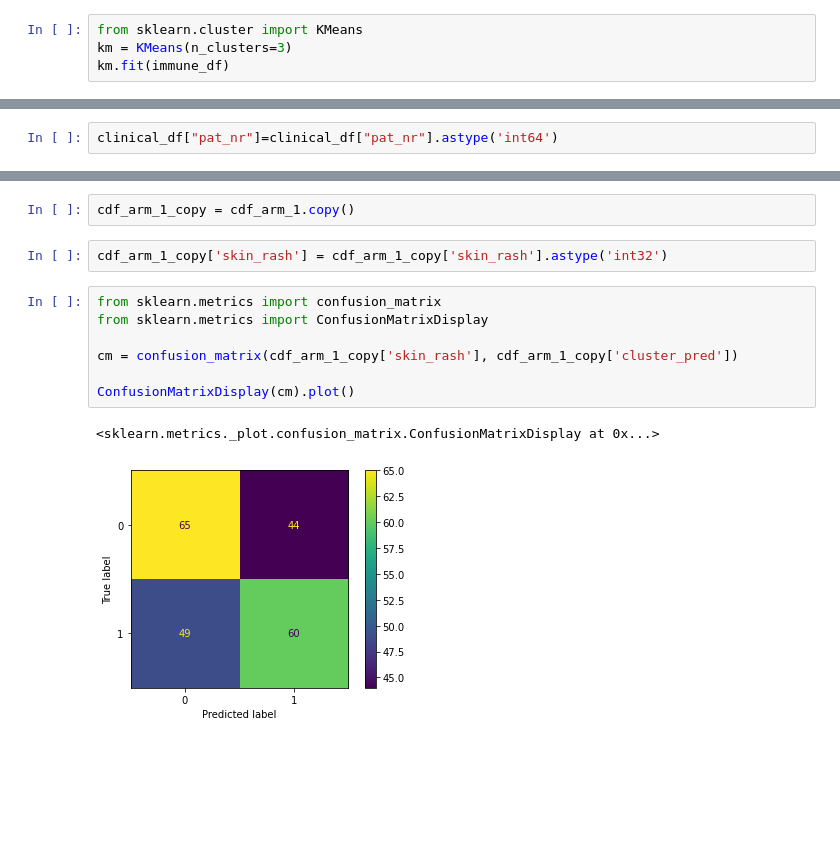
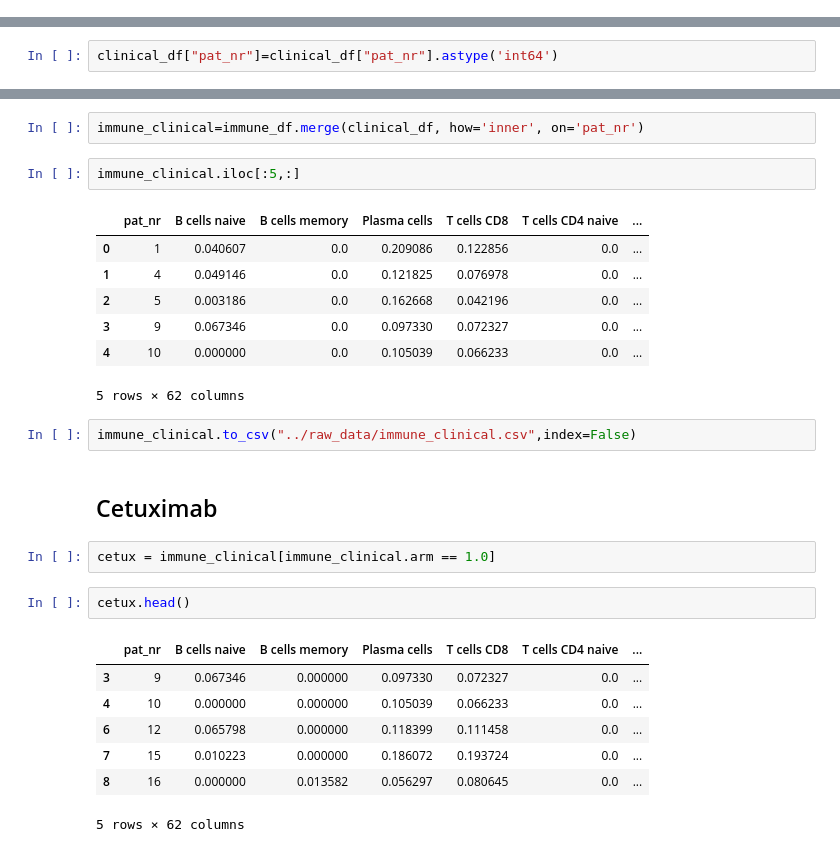
Before and after one commit to HeikeModest/Med_Data_Analysis, a Jupyter notebook: notebooks/read_data.ipynb, the cells around one changed output, grey strips where cells are left out. Drawn from its saved outputs; the diff is of its cells as text; blank space fills up the shorter version.

```diff
--- a/notebooks/read_data.ipynb
+++ b/notebooks/read_data.ipynb
@@ -147,4 +118,0 @@ sns.heatmap(immune_df.corr(), cmap='coolwarm')
-# %%
-from sklearn.cluster import KMeans
-km = KMeans(n_clusters=3)
-km.fit(immune_df)
@@ -440,14 +125,28 @@ cdf_arm_1.head(5)
-# %%
-cdf_arm_1_copy = cdf_arm_1.copy()
-# %%
-cdf_arm_1_copy['skin_rash'] = cdf_arm_1_copy['skin_rash'].astype('int32')
-# %%
-from sklearn.metrics import confusion_matrix
-from sklearn.metrics import ConfusionMatrixDisplay
-
-cm = confusion_matrix(cdf_arm_1_copy['skin_rash'], cdf_arm_1_copy['cluster_pred'])
-
-ConfusionMatrixDisplay(cm).plot()
-# %% [output]
-<sklearn.metrics._plot.confusion_matrix.ConfusionMatrixDisplay at 0x...>
-[figure, removed]
+# %%
+immune_clinical=immune_df.merge(clinical_df, how='inner', on='pat_nr')
+# %%
+immune_clinical.iloc[:5,:]
+# %% [output]
+|  | pat_nr | B cells naive | B cells memory | Plasma cells | T cells CD8 | T cells CD4 naive | ... |
+| 0 | 1 | 0.040607 | 0.0 | 0.209086 | 0.122856 | 0.0 | ... |
+| 1 | 4 | 0.049146 | 0.0 | 0.121825 | 0.076978 | 0.0 | ... |
+| 2 | 5 | 0.003186 | 0.0 | 0.162668 | 0.042196 | 0.0 | ... |
+| 3 | 9 | 0.067346 | 0.0 | 0.097330 | 0.072327 | 0.0 | ... |
+| 4 | 10 | 0.000000 | 0.0 | 0.105039 | 0.066233 | 0.0 | ... |
+5 rows × 62 columns
+# %%
+immune_clinical.to_csv("../raw_data/immune_clinical.csv",index=False)
+# %% [markdown]
+## Cetuximab
+# %%
+cetux = immune_clinical[immune_clinical.arm == 1.0]
+# %%
+cetux.head()
+# %% [output]
+|  | pat_nr | B cells naive | B cells memory | Plasma cells | T cells CD8 | T cells CD4 naive | ... |
+| 3 | 9 | 0.067346 | 0.000000 | 0.097330 | 0.072327 | 0.0 | ... |
+| 4 | 10 | 0.000000 | 0.000000 | 0.105039 | 0.066233 | 0.0 | ... |
+| 6 | 12 | 0.065798 | 0.000000 | 0.118399 | 0.111458 | 0.0 | ... |
+| 7 | 15 | 0.010223 | 0.000000 | 0.186072 | 0.193724 | 0.0 | ... |
+| 8 | 16 | 0.000000 | 0.013582 | 0.056297 | 0.080645 | 0.0 | ... |
+5 rows × 62 columns
```
Also changed, not shown: parts of 55 cells of this notebook.
